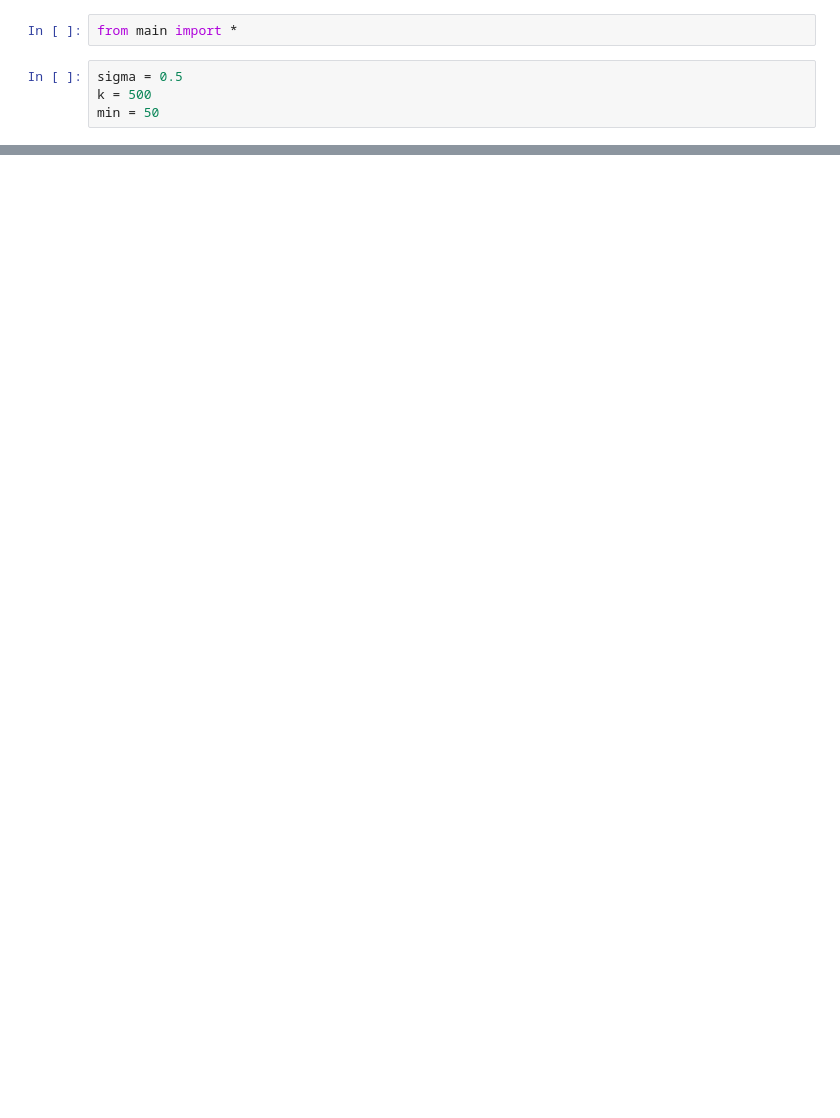
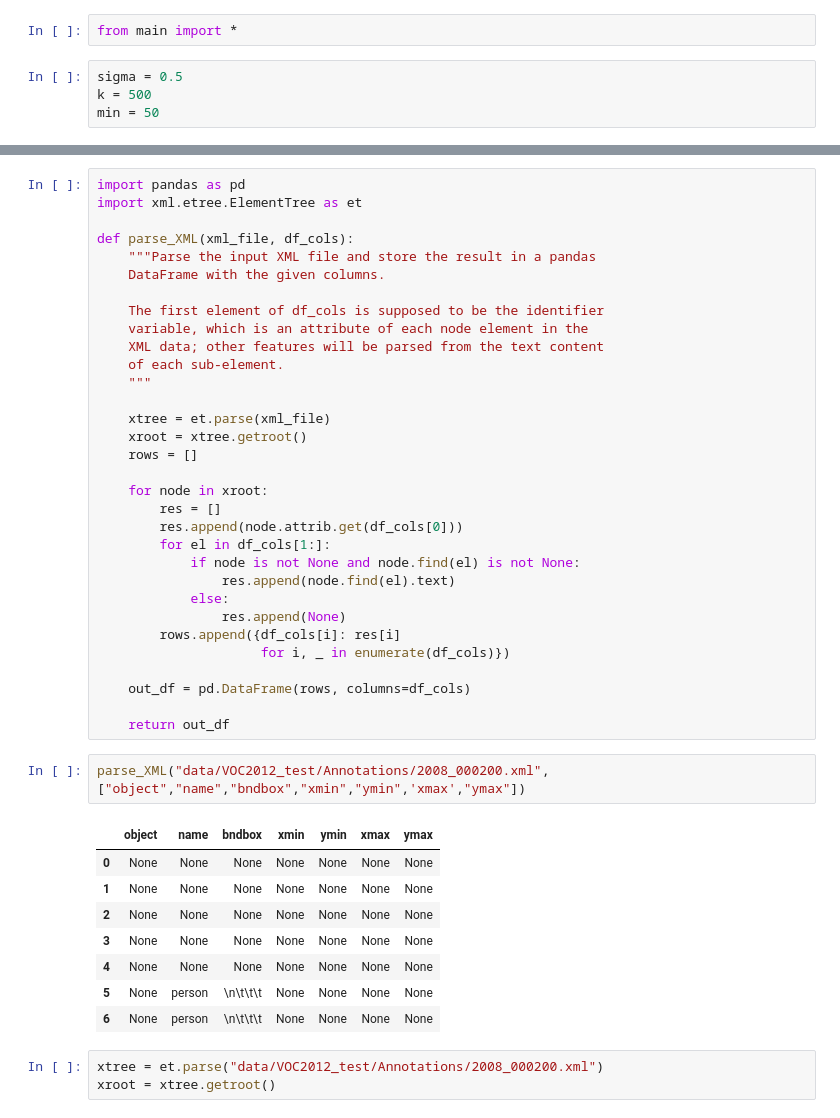
Before and after one commit to patherstevenson/M1-PJI, a Jupyter notebook: main.ipynb, the cells around one changed output, grey strips where cells are left out. Cells and saved outputs as stored; diff of their text form; blank space fills up the shorter version.

Commit message:
parse xml

```diff
--- a/main.ipynb
+++ b/main.ipynb
@@ -15,0 +16,46 @@ Execution time: 0 minute(s) and 13 seconds
+# %%
+import pandas as pd
+import xml.etree.ElementTree as et
+
+def parse_XML(xml_file, df_cols):
+    """Parse the input XML file and store the result in a pandas
+    DataFrame with the given columns.
+
+    The first element of df_cols is supposed to be the identifier
+    variable, which is an attribute of each node element in the
+    XML data; other features will be parsed from the text content
+    of each sub-element.
+    """
+
+    xtree = et.parse(xml_file)
+    xroot = xtree.getroot()
+    rows = []
+
+    for node in xroot:
+        res = []
+        res.append(node.attrib.get(df_cols[0]))
+        for el in df_cols[1:]:
+            if node is not None and node.find(el) is not None:
+                res.append(node.find(el).text)
+            else:
+                res.append(None)
+        rows.append({df_cols[i]: res[i]
+                     for i, _ in enumerate(df_cols)})
+
+    out_df = pd.DataFrame(rows, columns=df_cols)
+
+    return out_df
+# %%
+parse_XML("data/VOC2012_test/Annotations/2008_000200.xml",["object","name","bndbox","xmin","ymin",'xmax',"ymax"])
+# %% [output]
+|  | object | name | bndbox | xmin | ymin | xmax | ymax |
+| 0 | None | None | None | None | None | None | None |
+| 1 | None | None | None | None | None | None | None |
+| 2 | None | None | None | None | None | None | None |
+| 3 | None | None | None | None | None | None | None |
+| 4 | None | None | None | None | None | None | None |
+| 5 | None | person | \n\t\t\t | None | None | None | None |
+| 6 | None | person | \n\t\t\t | None | None | None | None |
+# %%
+xtree = et.parse("data/VOC2012_test/Annotations/2008_000200.xml")
+xroot = xtree.getroot()
```
Also changed, not shown: parts of 3 cells of this notebook, 2 other files.
